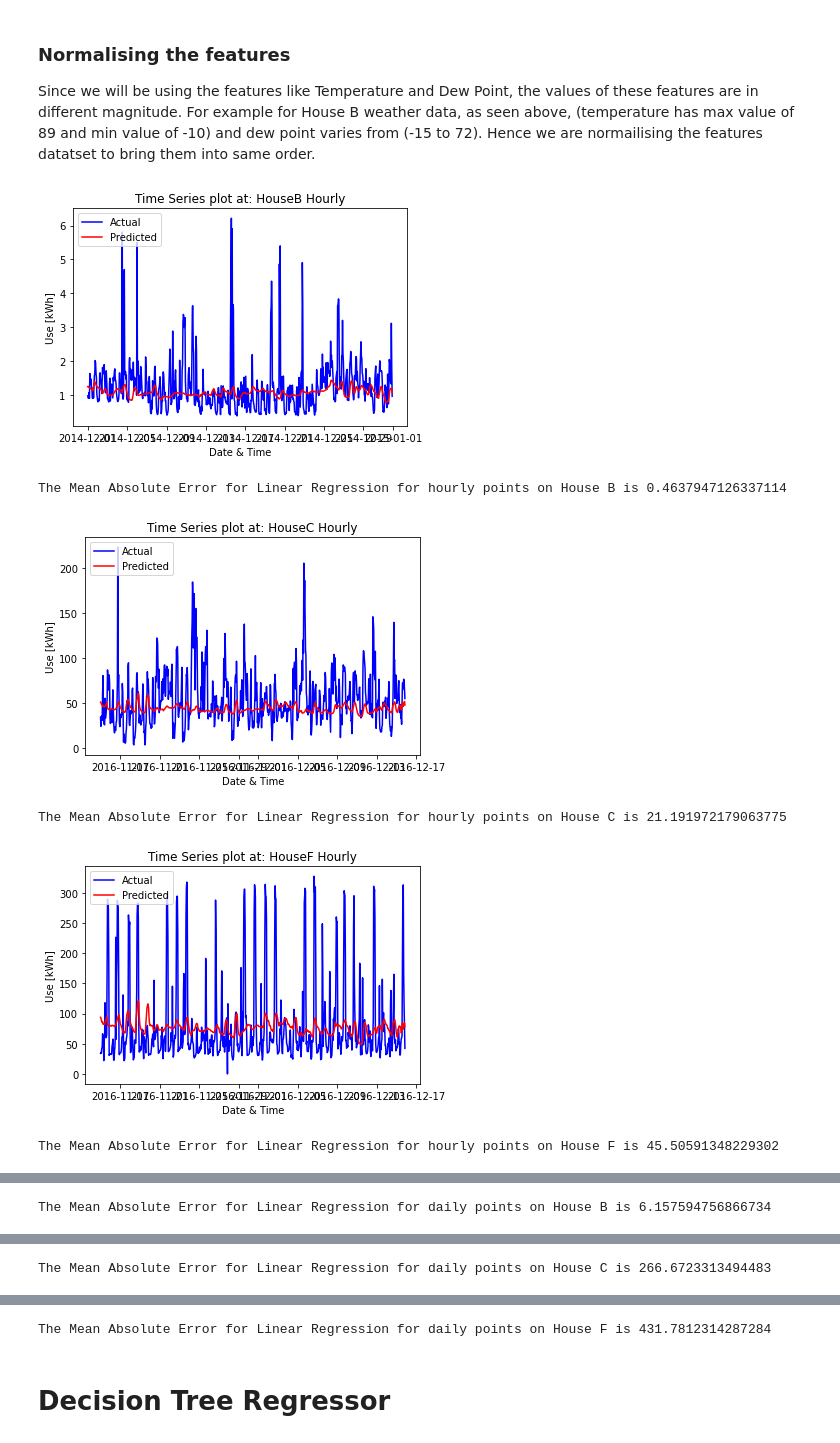
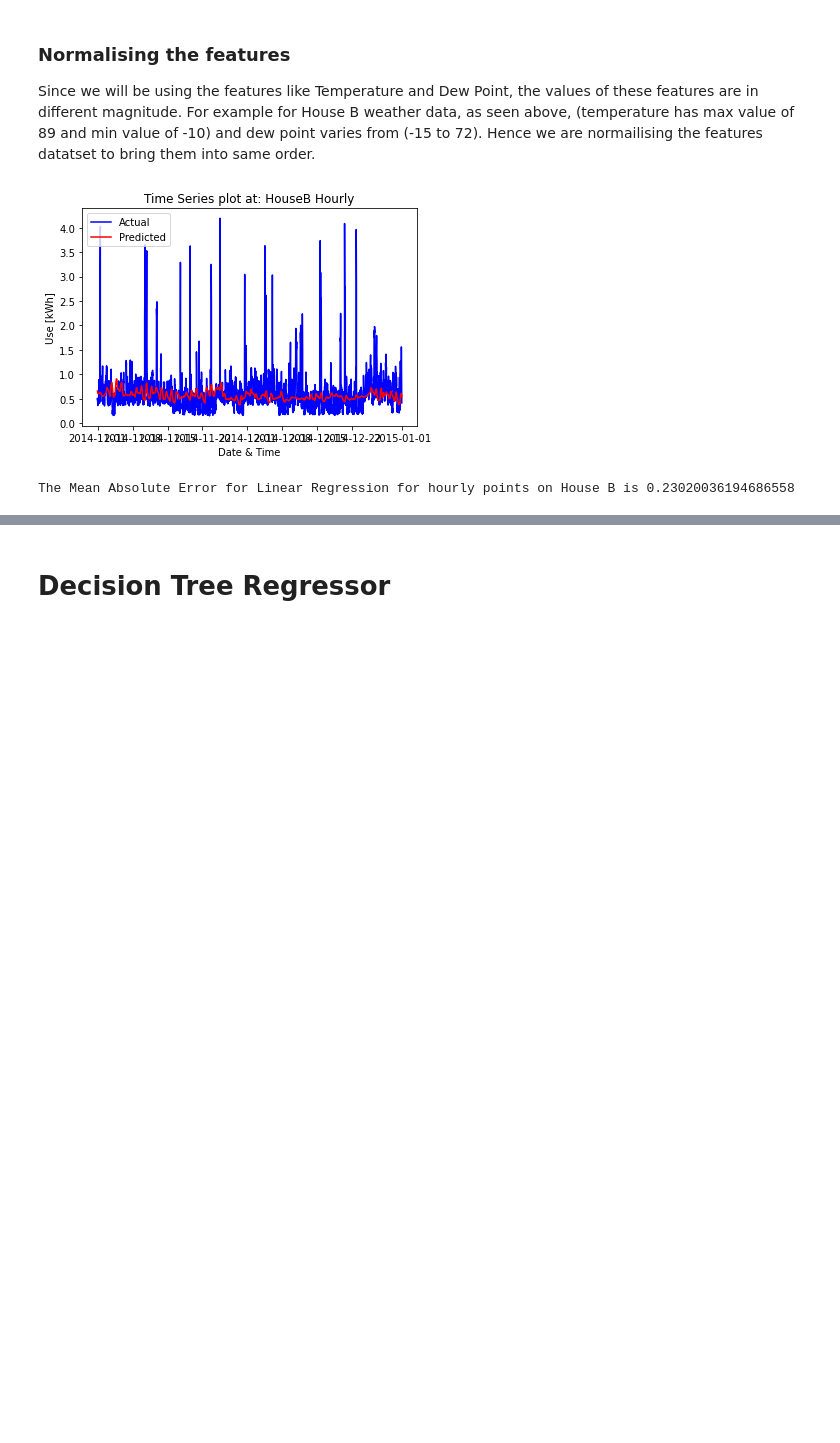
Before and after one commit to pratik-nagelia/SBU-CSE-551-Smart-Energy, a Jupyter notebook: Assignment 1 /Electricity Demand Prediction.ipynb, the cells around one changed output, grey strips where cells are left out. Cells and saved outputs as stored; diff of their text form; code cells hidden in the pictures; blank space fills up the shorter version.

```diff
--- a/Assignment 1 /Electricity Demand Prediction.ipynb
+++ b/Assignment 1 /Electricity Demand Prediction.ipynb
@@ -163,9 +163,9 @@ For **Energy usage data**, we take the **sum** of each cell values, since energy
 For **weather data** values, we take the **median on group by instead of mean, because it isn't influenced by extremely large values or outliers** . With these basis we group the data and prepare the features and target datasets.
 # %%
 # Merge energy bihourly data into hourly data
-energyB['Date & Time'] = energyB["Date & Time"].dt.floor('H')
-energyC['Date & Time'] = energyC["Date & Time"].dt.floor('H')
-energyF['Date & Time'] = energyF["Date & Time"].dt.floor('H')
+energyB['Date & Time'] = energyB["Date & Time"].dt.floor('30T')
+energyC['Date & Time'] = energyC["Date & Time"].dt.floor('30T')
+energyF['Date & Time'] = energyF["Date & Time"].dt.floor('30T')
 energy_hourly_B = energyB.groupby('Date & Time').sum().reset_index()
 energy_hourly_C = energyC.groupby('Date & Time').sum().reset_index()
 energy_hourly_F = energyF.groupby('Date & Time').sum().reset_index()
@@ -201,0 +204,13 @@ weather_daily_F = weatherF.groupby('Date & Time').median().reset_index()
+# %%
+weatherb = pd.DataFrame(np.repeat(weather_hourly_B.values,2,axis=0))
+weatherb.columns = weather_hourly_B.columns
+len(weatherb)
+
+weatherc = pd.DataFrame(np.repeat(weather_hourly_C.values,2,axis=0))
+weatherc.columns = weather_hourly_C.columns
+len(weatherc)
+
+
+weatherf = pd.DataFrame(np.repeat(weather_hourly_F.values,2,axis=0))
+weatherf.columns = weather_hourly_F.columns
+len(weatherf)
@@ -391,35 +421,37 @@ def LinearRegressionModel(features, target, split, house, interval):
     plotvalues(features[split : (split + len(ytest))][["Date & Time"]], ytest, ypredict, house ,"Actual", "Predicted", interval)
     return mae
 # %%
-models.append("Linear Regression")
+# models.append("Linear Regression")
 
-maeVal = LinearRegressionModel(weather_hourly_B, energy_hourly_B, splitHB, "HouseB", "Hourly")
+maeVal = LinearRegressionModel(weatherb, energy_hourly_B, splitHB, "HouseB", "Hourly")
 maeBHourly.append(maeVal)
 print("The Mean Absolute Error for Linear Regression for hourly points on House B is", maeVal)
 
-maeVal = LinearRegressionModel(weather_hourly_C, energy_hourly_C, splitHC, "HouseC", "Hourly")
+
+maeVal = LinearRegressionModel(weatherc, energy_hourly_C, splitHC, "HouseC", "Hourly")
 maeCHourly.append(maeVal)
 print("The Mean Absolute Error for Linear Regression for hourly points on House C is", maeVal)
 
-maeVal = LinearRegressionModel(weather_hourly_F, energy_hourly_F, splitHF, "HouseF", "Hourly")
+maeVal = LinearRegressionModel(weatherF, energy_hourly_F, splitHF, "HouseF", "Hourly")
 maeFHourly.append(maeVal)
 print("The Mean Absolute Error for Linear Regression for hourly points on House F is", maeVal)
 
-maeVal = LinearRegressionModel(weather_daily_B, energy_daily_B, splitDB, "HouseB", "daily")
-maeBDaily.append(maeVal)
-print("The Mean Absolute Error for Linear Regression for daily points on House B is", maeVal)
 
-maeVal = LinearRegressionModel(weather_daily_C, energy_daily_C, splitDC, "HouseC", "daily")
-maeCDaily.append(maeVal)
-print("The Mean Absolute Error for Linear Regression for daily points on House C is", maeVal)
 
-maeVal = LinearRegressionModel(weather_daily_F, energy_daily_F, splitDF, "HouseF", "daily")
-maeFDaily.append(maeVal)
-print("The Mean Absolute Error for Linear Regression for daily points on House F is", maeVal)
+
+
+
+# maeVal = LinearRegressionModel(weather_daily_B, energy_daily_B, splitDB, "HouseB", "daily")
+# maeBDaily.append(maeVal)
+# print("The Mean Absolute Error for Linear Regression for daily points on House B is", maeVal)
+
+# maeVal = LinearRegressionModel(weather_daily_C, energy_daily_C, splitDC, "HouseC", "daily")
+# maeCDaily.append(maeVal)
+# print("The Mean Absolute Error for Linear Regression for daily points on House C is", maeVal)
+
+# maeVal = LinearRegressionModel(weather_daily_F, energy_daily_F, splitDF, "HouseF", "daily")
+# maeFDaily.append(maeVal)
+# print("The Mean Absolute Error for Linear Regression for daily points on House F is", maeVal)
 # %% [output]
-[figure, old version]
+[figure, new version]
-The Mean Absolute Error for Linear Regression for hourly points on House B is 0.4637947126337114
+The Mean Absolute Error for Linear Regression for hourly points on House B is 0.23020036194686558
-[figure, removed]
-The Mean Absolute Error for Linear Regression for hourly points on House C is 21.191972179063775
-[figure, removed]
-The Mean Absolute Error for Linear Regression for hourly points on House F is 45.50591348229302
@@ -427 +457,0 @@ The Mean Absolute Error for Linear Regression for hourly points on House F is 45
-The Mean Absolute Error for Linear Regression for daily points on House B is 6.157594756866734
@@ -429 +457,0 @@ The Mean Absolute Error for Linear Regression for daily points on House B is 6.1
-The Mean Absolute Error for Linear Regression for daily points on House C is 266.6723313494483
@@ -431,4 +458,3 @@ The Mean Absolute Error for Linear Regression for daily points on House C is 266
-The Mean Absolute Error for Linear Regression for daily points on House F is 431.7812314287284
 # %% [markdown]
 # Decision Tree Regressor
 # %% [markdown]
```
Also changed, not shown: parts of 17 cells of this notebook, 11 other files.
